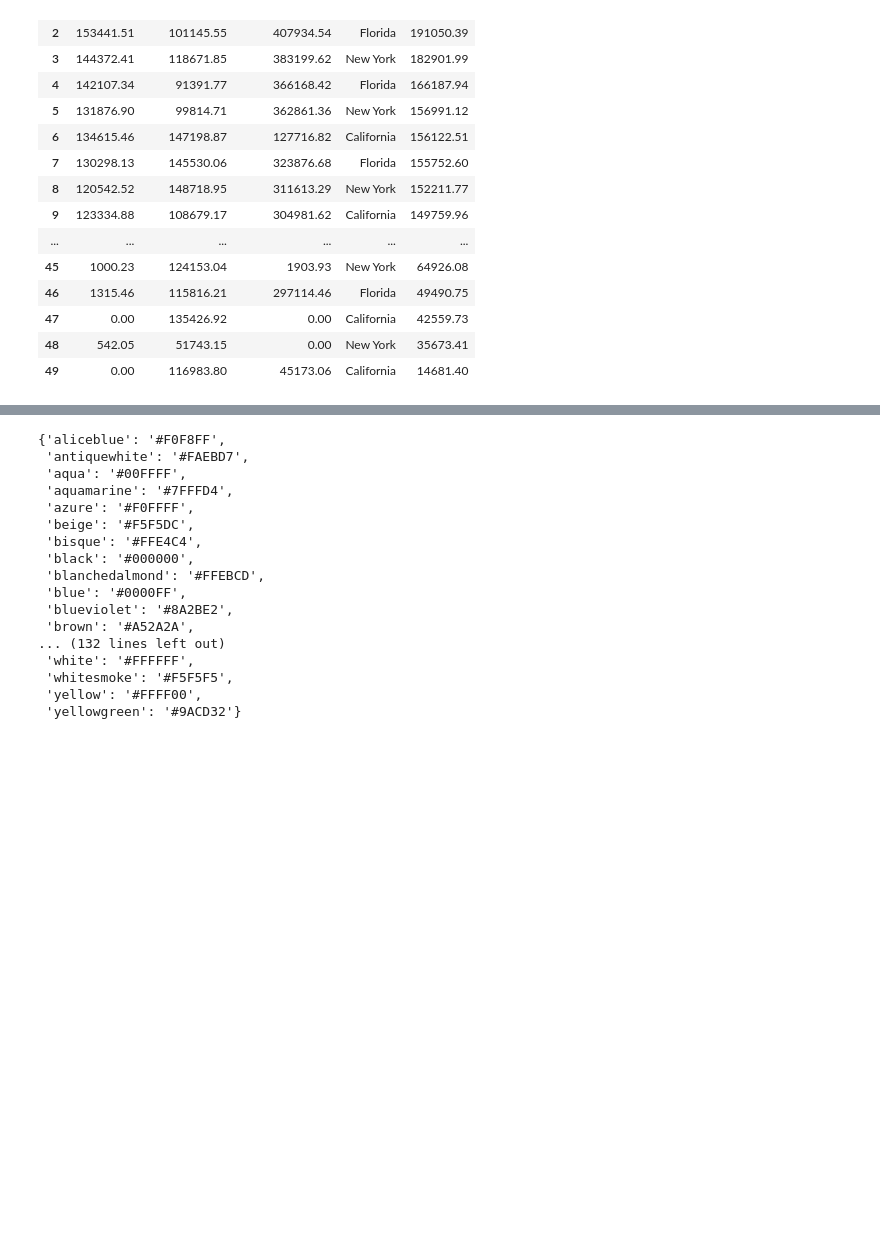
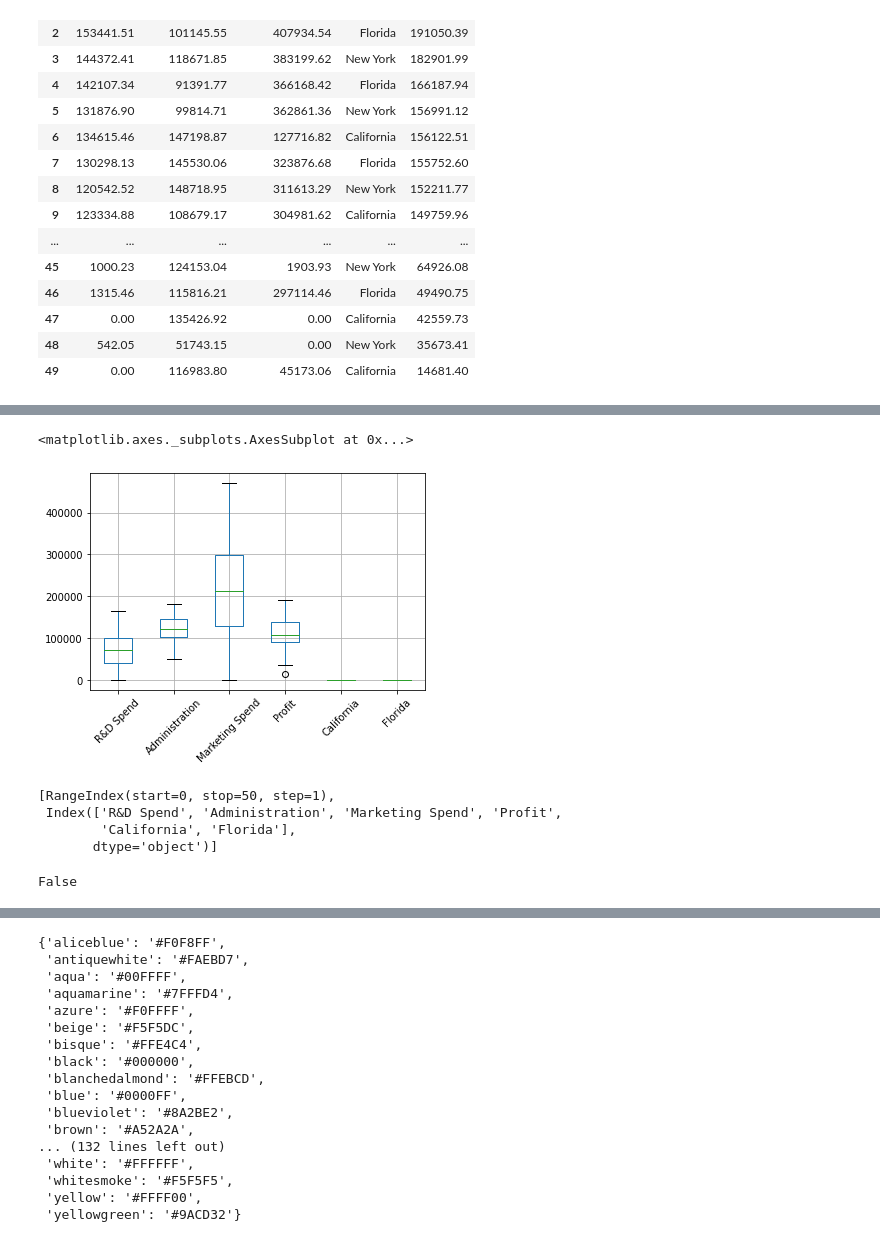
Before and after one commit to Sourav61/Goeduhub-Assignments, a Jupyter notebook: Task_8.ipynb, the cells around one changed output, grey strips where cells are left out. Saved outputs shown, nothing was run; the diff lists cells and outputs as text; code cells hidden in the pictures; blank space fills up the shorter version.

```diff
--- a/Task_8.ipynb
+++ b/Task_8.ipynb
@@ -229,0 +48,3 @@ plt.show()
+# %%
+dummies = pd.get_dummies(df.State)
+dummies
@@ -229,0 +191,16 @@ plt.show()
+# %%
+final.boxplot(rot=45)
+# %% [output]
+<matplotlib.axes._subplots.AxesSubplot at 0x...>
+[figure, added]
+# %%
+final.axes
+# %% [output]
+[RangeIndex(start=0, stop=50, step=1),
+ Index(['R&D Spend', 'Administration', 'Marketing Spend', 'Profit',
+        'California', 'Florida'],
+       dtype='object')]
+# %%
+final.duplicated().any()
+# %% [output]
+False
```
Also changed, not shown: parts of 54 cells of this notebook.
